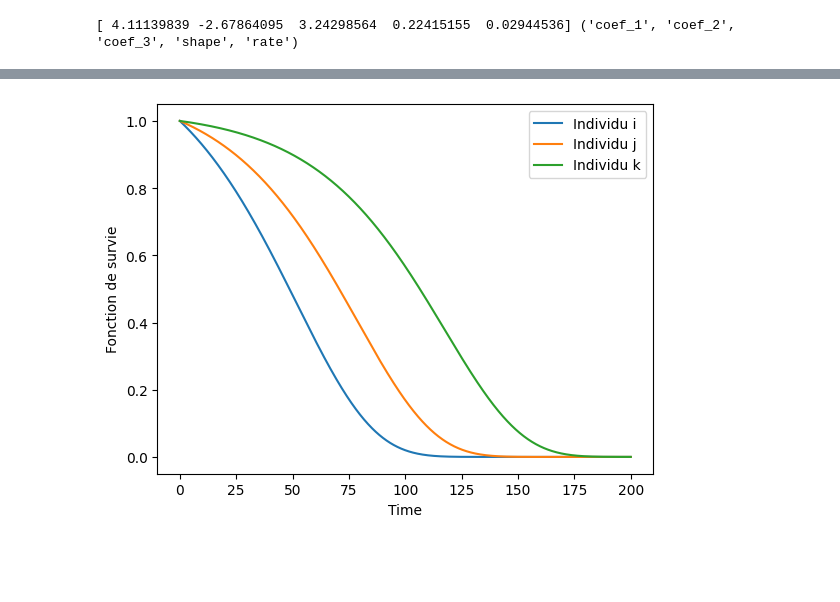
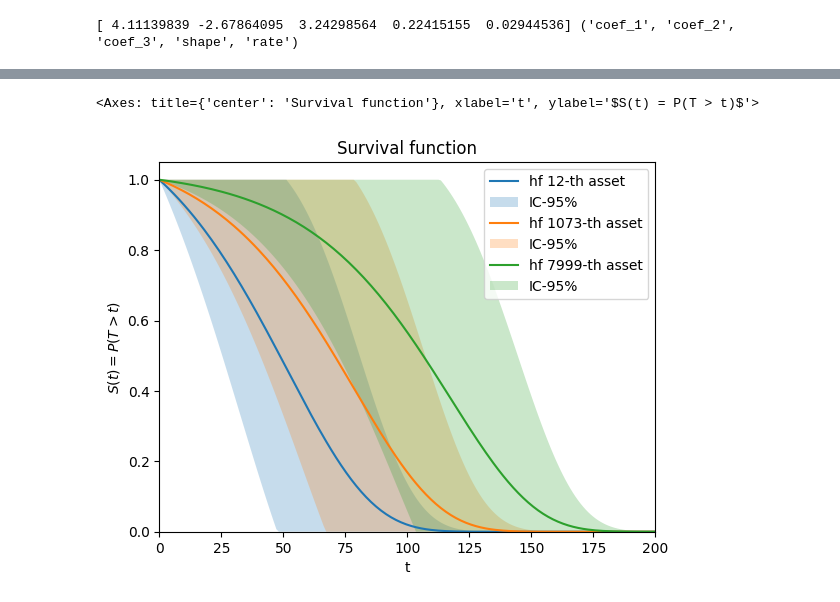
Before and after one commit to rte-france/relife, a Jupyter notebook: doc/source/user_guide/lifetime_model.ipynb, the cells around one changed output, grey strips where cells are left out. Saved outputs shown, nothing was run; the diff lists cells and outputs as text; code cells hidden in the pictures; blank space fills up the shorter version.

```diff
--- a/doc/source/user_guide/lifetime_model.ipynb
+++ b/doc/source/user_guide/lifetime_model.ipynb
@@ -132,11 +120,9 @@ plt.show()
-# %%
-# plot survival functions of some individuals
-plt.plot(t, ph.sf(t, covar)[i], label="Individu i")
-plt.plot(t, ph.sf(t, covar)[j], label="Individu j")
-plt.plot(t, ph.sf(t, covar)[k], label="Individu k")
-plt.xlabel("Time")
-plt.ylabel("Fonction de survie")
-plt.legend()
-plt.show()
-# %% [output]
-[figure, removed]
+# %%
+# plot hazard function for some individuals
+i, j, k = 12, 1073, 7999
+ph.plot.sf(covar[i], end_time=200, label=f"hf {i}-th asset")
+ph.plot.sf(covar[j], end_time=200, label=f"hf {j}-th asset")
+ph.plot.sf(covar[k], end_time=200, label=f"hf {k}-th asset")
+# %% [output]
+<Axes: title={'center': 'Survival function'}, xlabel='t', ylabel='$S(t) = P(T > t)$'>
+[figure, added]
```
Also changed, not shown: parts of 2 cells of this notebook, 3 other files.
